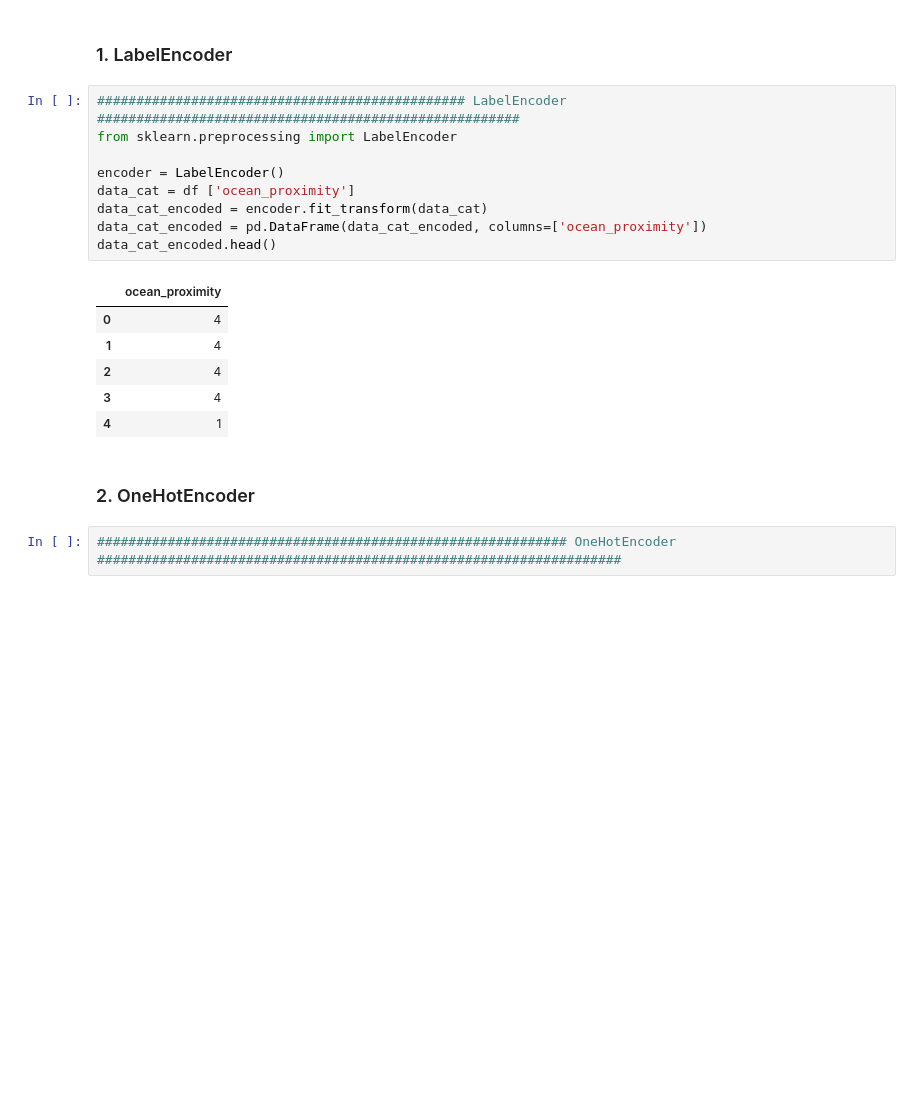
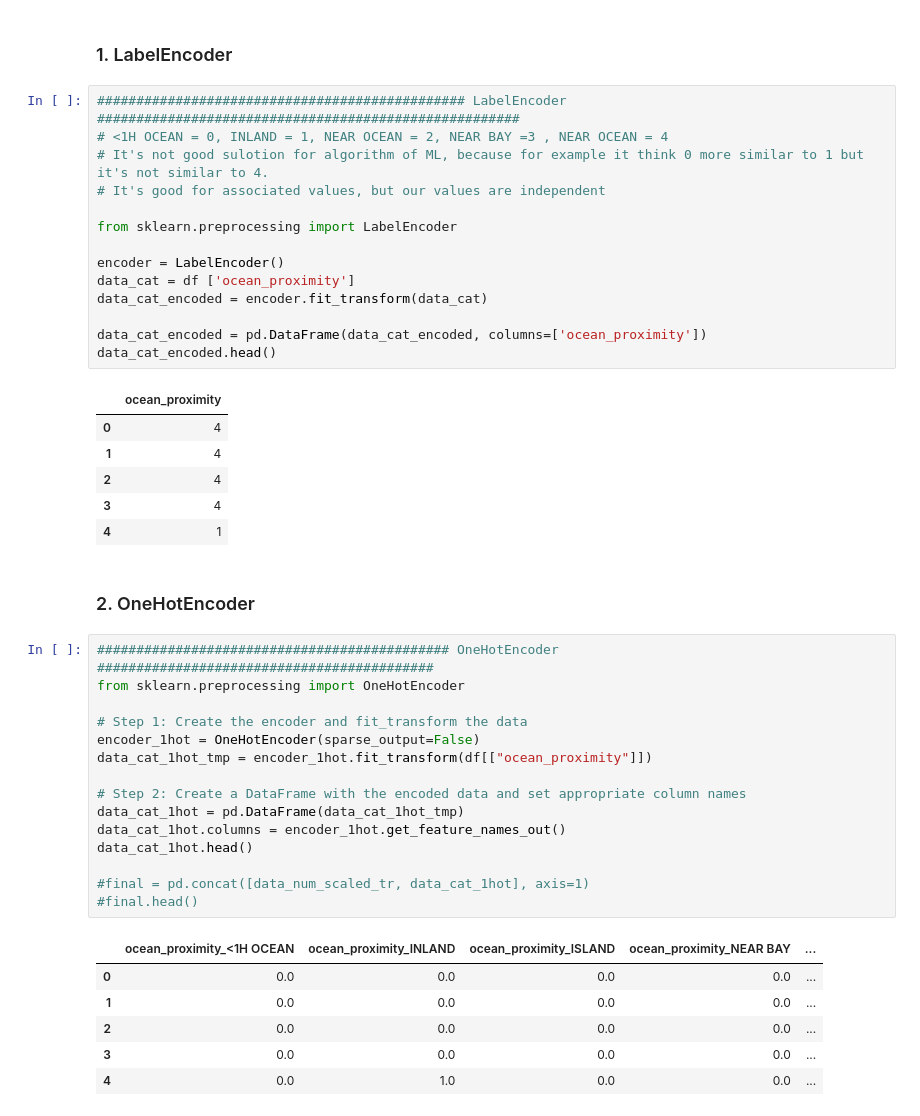
Before and after one commit to Naderiii/Housing_ML_Project, a Jupyter notebook: housing.ipynb, the cells around one changed output. Cells and saved outputs as stored; diff of their text form; blank space fills up the shorter version.

Commit message:
OneHotEncoder

```diff
--- a/housing.ipynb
+++ b/housing.ipynb
@@ -290,11 +290,16 @@ data_num_scaled_tr.head()
 ### 1. LabelEncoder
 # %%
 ############################################### LabelEncoder ######################################################
+# <1H OCEAN = 0, INLAND = 1, NEAR OCEAN = 2, NEAR BAY =3 , NEAR OCEAN = 4
+# It's not good sulotion for algorithm of ML, because for example it think 0 more similar to 1 but it's not similar to 4.
+# It's good for associated values, but our values are independent
+
 from sklearn.preprocessing import LabelEncoder
 
 encoder = LabelEncoder()
 data_cat = df ['ocean_proximity']
 data_cat_encoded = encoder.fit_transform(data_cat)
+
 data_cat_encoded = pd.DataFrame(data_cat_encoded, columns=['ocean_proximity'])
 data_cat_encoded.head()
 # %% [output]
@@ -306,5 +311,25 @@ data_cat_encoded.head()
 | 4 | 1 |
 # %% [markdown]
 ### 2. OneHotEncoder
-# %%
-############################################################ OneHotEncoder ###################################################################
+# %%
+############################################# OneHotEncoder ###########################################
+from sklearn.preprocessing import OneHotEncoder
+
+# Step 1: Create the encoder and fit_transform the data
+encoder_1hot = OneHotEncoder(sparse_output=False)
+data_cat_1hot_tmp = encoder_1hot.fit_transform(df[["ocean_proximity"]])
+
+# Step 2: Create a DataFrame with the encoded data and set appropriate column names
+data_cat_1hot = pd.DataFrame(data_cat_1hot_tmp)
+data_cat_1hot.columns = encoder_1hot.get_feature_names_out()
+data_cat_1hot.head()
+
+#final = pd.concat([data_num_scaled_tr, data_cat_1hot], axis=1)
+#final.head()
+# %% [output]
+|  | ocean_proximity_<1H OCEAN | ocean_proximity_INLAND | ocean_proximity_ISLAND | ocean_proximity_NEAR BAY | ... |
+| 0 | 0.0 | 0.0 | 0.0 | 0.0 | ... |
+| 1 | 0.0 | 0.0 | 0.0 | 0.0 | ... |
+| 2 | 0.0 | 0.0 | 0.0 | 0.0 | ... |
+| 3 | 0.0 | 0.0 | 0.0 | 0.0 | ... |
+| 4 | 0.0 | 1.0 | 0.0 | 0.0 | ... |
```
